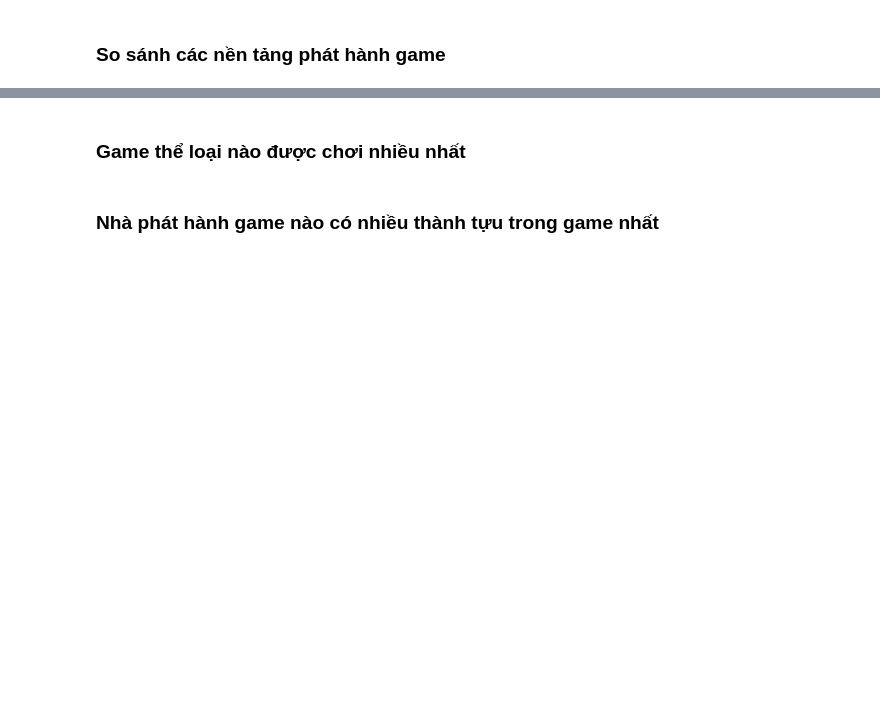
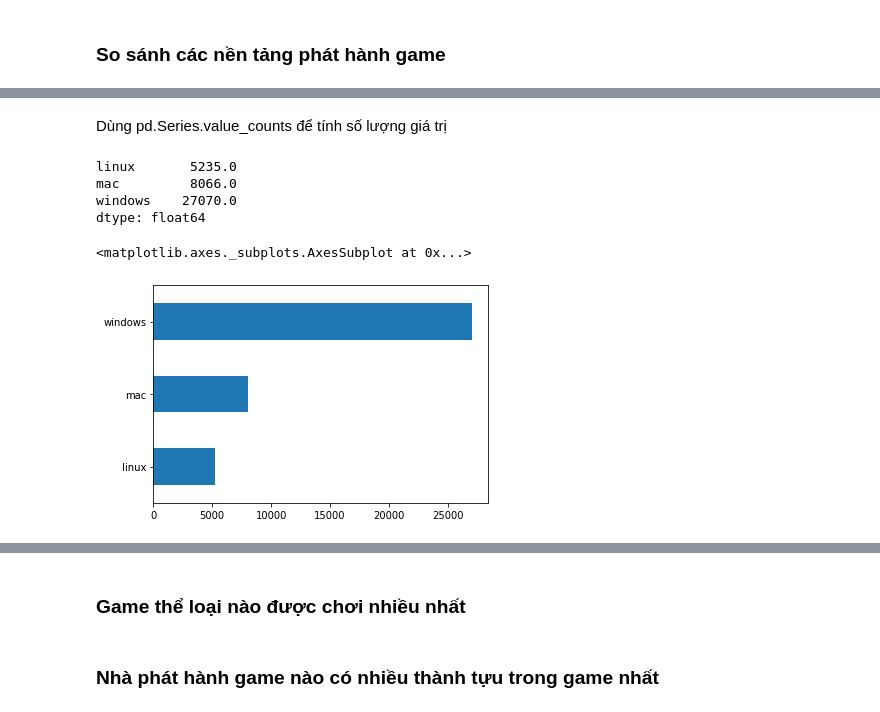
Before and after one commit to remrem12/KHDL, a Jupyter notebook: 1712613-BuiHuuNghia.ipynb, the cells around one changed output, grey strips where cells are left out. Drawn from its saved outputs; the diff is of its cells as text; code cells hidden in the pictures; blank space fills up the shorter version.

```diff
--- a/1712613-BuiHuuNghia.ipynb
+++ b/1712613-BuiHuuNghia.ipynb
@@ -211,0 +235,3 @@ Vậy game có doanh thu cao nhất là **PLAYERUNKNOWN'S BATTLEGROUNDS** với
+# %%
+platforms_df = games_df['platforms'].str.split(';', expand=True)
+platforms_df.sample(5)
@@ -211,0 +245,13 @@ Vậy game có doanh thu cao nhất là **PLAYERUNKNOWN'S BATTLEGROUNDS** với
+# %% [markdown]
+Dùng pd.Series.value_counts để tính số lượng giá trị
+# %%
+platforms_count = platforms_df.apply(pd.Series.value_counts).fillna(0).sum(axis=1)
+print(platforms_count)
+platforms_count.sort_values().plot.barh()
+# %% [output]
+linux       5235.0
+mac         8066.0
+windows    27070.0
+dtype: float64
+<matplotlib.axes._subplots.AxesSubplot at 0x...>
+[figure, added]
```
Also changed, not shown: parts of 14 cells of this notebook.
